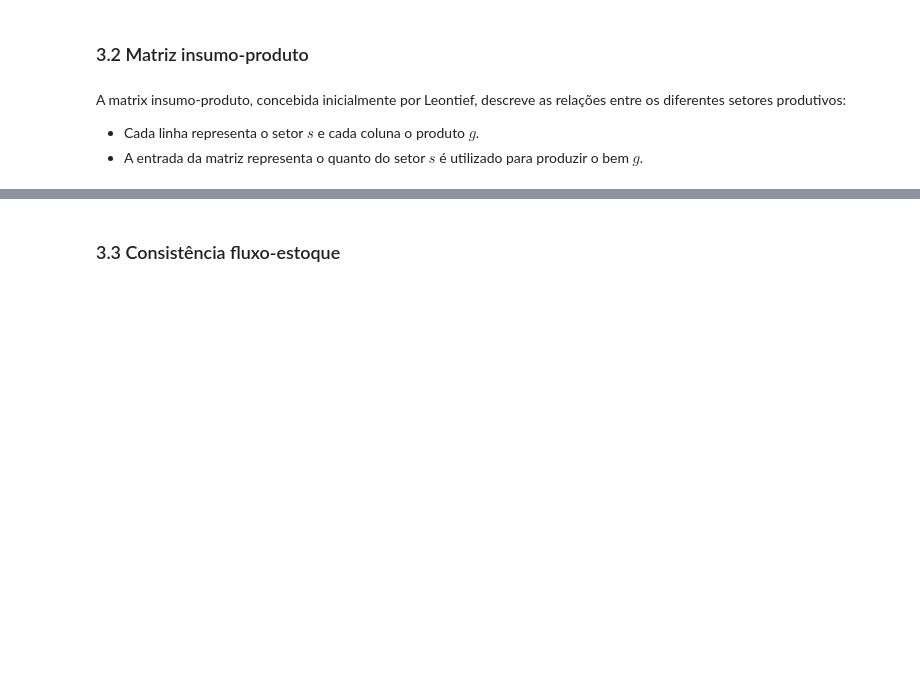
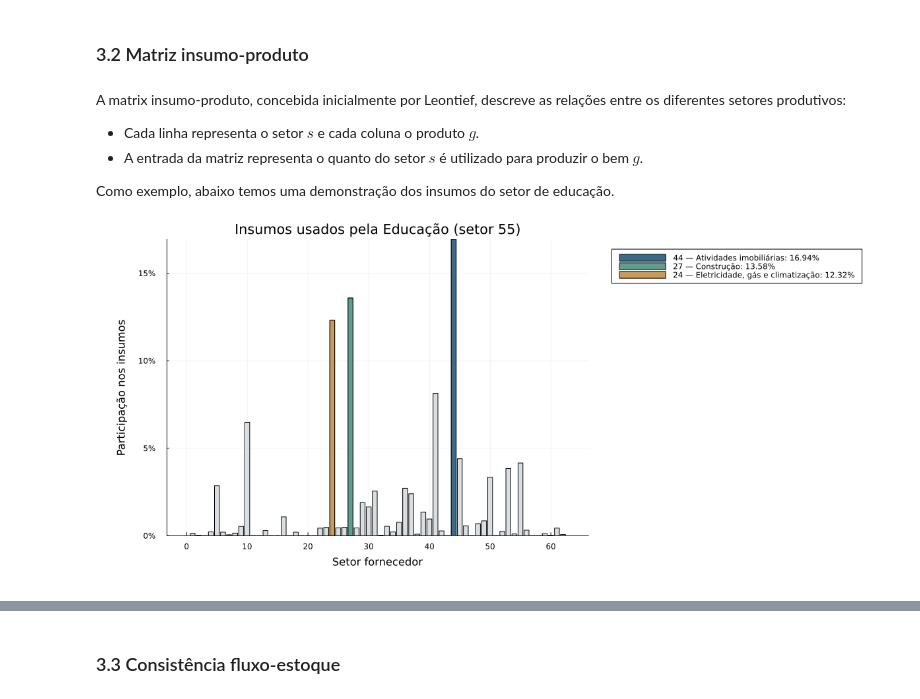
Before and after one commit to danielbandrade/BeforeIT-dba, a Jupyter notebook: dba-studies/seminario-economia/conteúdo-seminario.ipynb, the cells around one changed output, grey strips where cells are left out. Drawn from its saved outputs; the diff is of its cells as text; code cells hidden in the pictures; blank space fills up the shorter version.

```diff
--- a/dba-studies/seminario-economia/conteúdo-seminario.ipynb
+++ b/dba-studies/seminario-economia/conteúdo-seminario.ipynb
@@ -230,3 +234,42 @@ A matrix insumo-produto, concebida inicialmente por Leontief, descreve as relaç
 
 - Cada linha representa o setor $s$ e cada coluna o produto $g$.
 - A entrada da matriz representa o quanto do setor $s$ é utilizado para produzir o bem $g$.
+
+Como exemplo, abaixo temos uma demonstração dos insumos do setor de educação.
+# %%
+pesos = model.prop.a_sg[:, 55]
+maiores = sortperm(pesos; rev=true)[1:3]
+
+nomes = Dict(
+    44 => "Atividades imobiliárias",
+    27 => "Construção",
+    24 => "Eletricidade, gás e climatização",
+)
+cores = ["#3B6B8A", "#5E9E91", "#C89B5A"]  # azul, verde e dourado
+
+p = bar(1:length(pesos), pesos;
+    color="#D9DEE2", label=false, bar_width=0.8,
+    title="Insumos usados pela Educação (setor 55)",
+    xlabel="Setor fornecedor", ylabel="Participação nos insumos",
+    yformatter=y -> "$(round(Int, 100y))%",
+    legend=:outertopright, size=(1100, 460)
+)
+
+for (posição, setor) in enumerate(maiores)
+    nome = get(nomes, setor, "Setor $setor")
+    bar!(p, [setor], [pesos[setor]];
+        color=cores[posição], bar_width=0.8,
+        label="$setor — $nome: $(round(100pesos[setor]; digits=2))%"
+    )
+end
+
+plot!(p;
+    size=(1200, 550),
+    left_margin=12Plots.mm,
+    bottom_margin=10Plots.mm,
+    right_margin=8Plots.mm
+)
+
+p
+# %% [output]
+[figure, added]
```
Also changed, not shown: parts of 24 cells of this notebook, 1 other file.
